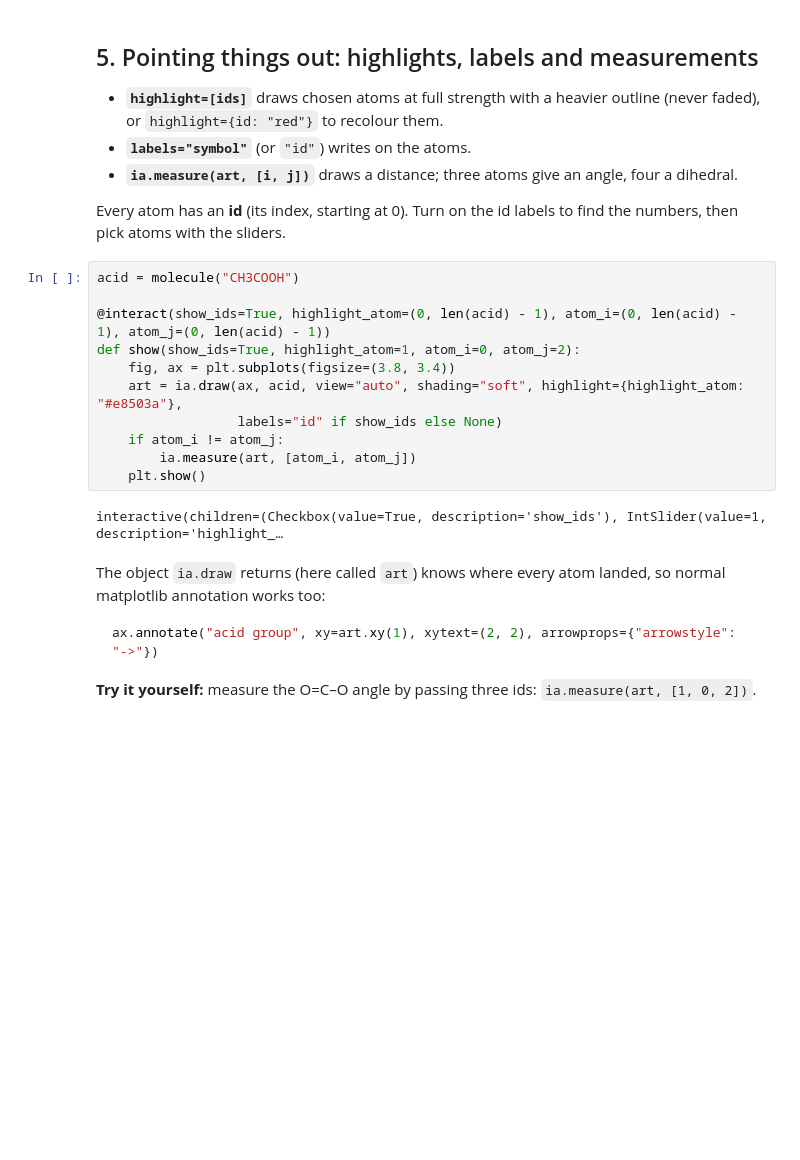
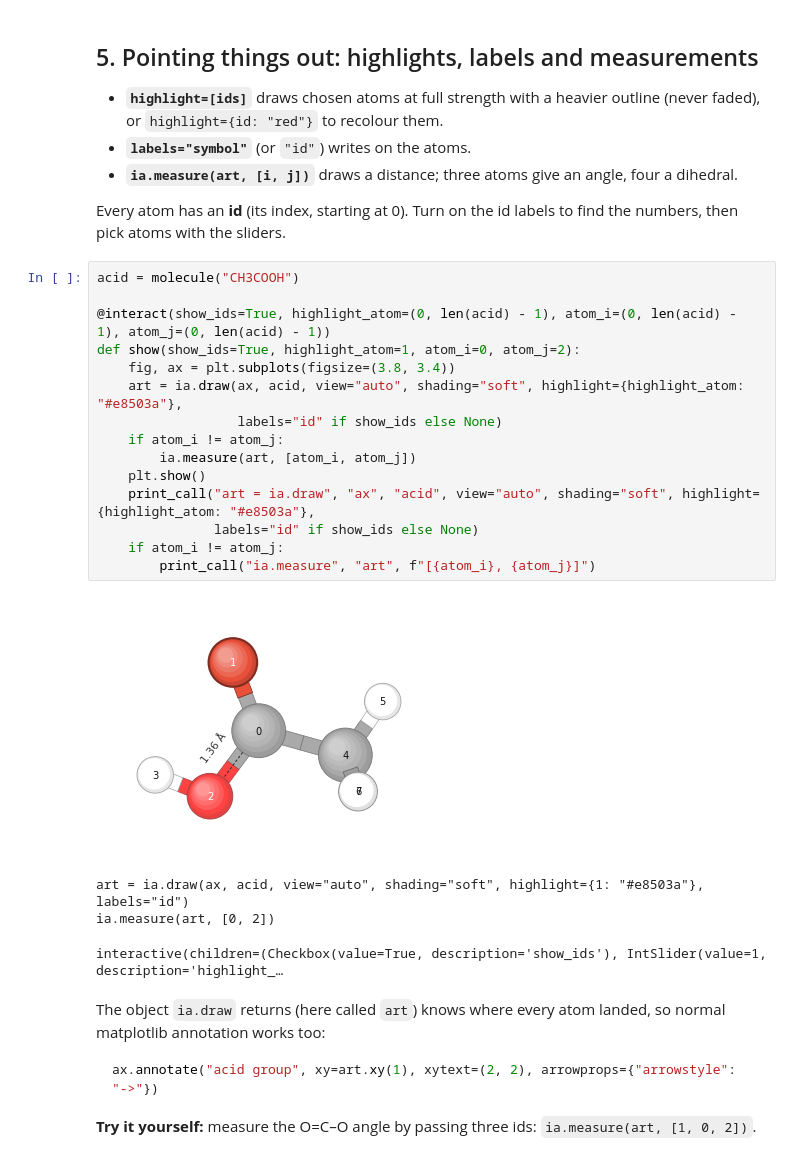
Before and after one commit to JoelCrewe/InkAtoms, a Jupyter notebook: examples/tutorial.ipynb, the cells around one changed output. Cells and saved outputs as stored; diff of their text form; blank space fills up the shorter version.

```diff
--- a/examples/tutorial.ipynb
+++ b/examples/tutorial.ipynb
@@ -174,16 +214,23 @@ numbers, then pick atoms with the sliders.
 # %%
 acid = molecule("CH3COOH")
 
 @interact(show_ids=True, highlight_atom=(0, len(acid) - 1), atom_i=(0, len(acid) - 1), atom_j=(0, len(acid) - 1))
 def show(show_ids=True, highlight_atom=1, atom_i=0, atom_j=2):
     fig, ax = plt.subplots(figsize=(3.8, 3.4))
     art = ia.draw(ax, acid, view="auto", shading="soft", highlight={highlight_atom: "#e8503a"},
                   labels="id" if show_ids else None)
     if atom_i != atom_j:
         ia.measure(art, [atom_i, atom_j])
     plt.show()
+    print_call("art = ia.draw", "ax", "acid", view="auto", shading="soft", highlight={highlight_atom: "#e8503a"},
+               labels="id" if show_ids else None)
+    if atom_i != atom_j:
+        print_call("ia.measure", "art", f"[{atom_i}, {atom_j}]")
 # %% [output]
+[figure, added]
-interactive(children=(Checkbox(value=True, description='show_ids'), IntSlider(value=1, description='highlight_…
+art = ia.draw(ax, acid, view="auto", shading="soft", highlight={1: "#e8503a"}, labels="id")
+ia.measure(art, [0, 2])
+interactive(children=(Checkbox(value=True, description='show_ids'), IntSlider(value=1, description='highlight_…
 # %% [markdown]
 The object `ia.draw` returns (here called `art`) knows where every atom landed, so normal
 matplotlib annotation works too:
```
Also changed, not shown: parts of 16 cells of this notebook, 1 other file.
